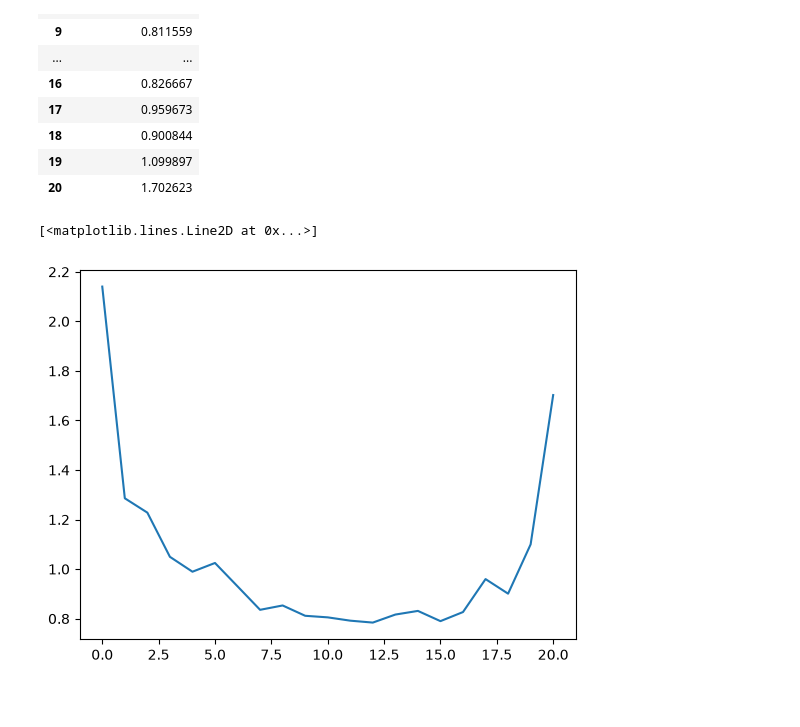
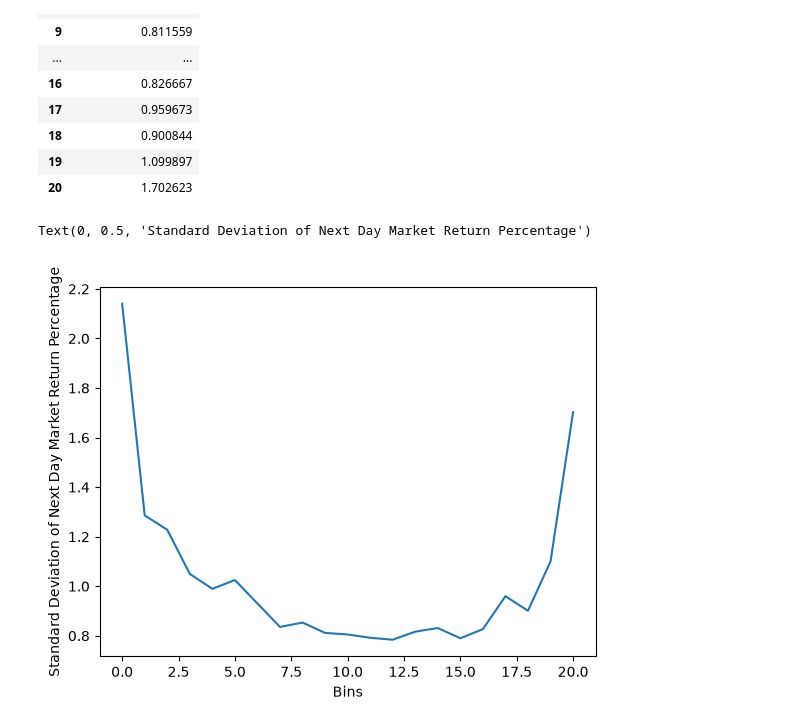
Before and after one commit to madsmith731/uu_markov, a Jupyter notebook: lab_1/lab.ipynb, the cells around one changed output. Cells and saved outputs as stored; diff of their text form; code cells hidden in the pictures; blank space fills up the shorter version.

```diff
--- a/lab_1/lab.ipynb
+++ b/lab_1/lab.ipynb
@@ -371,7 +386,10 @@ std_df
 | 20 | 1.702623 |
 # %%
 plt.plot(grouped_df.index, std_df['mkt_return_tp1_std'], label='Standard Deviation')
+
+plt.xlabel('Bins')
+plt.ylabel("Standard Deviation of Next Day Market Return Percentage")
 # %% [output]
-[<matplotlib.lines.Line2D at 0x...>]
+Text(0, 0.5, 'Standard Deviation of Next Day Market Return Percentage')
-[figure, old version]
+[figure, new version]
 # %% [markdown]
```
Also changed, not shown: parts of 14 cells of this notebook.
